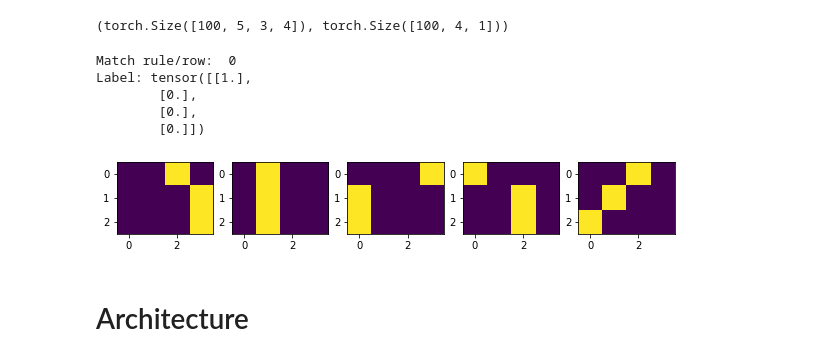
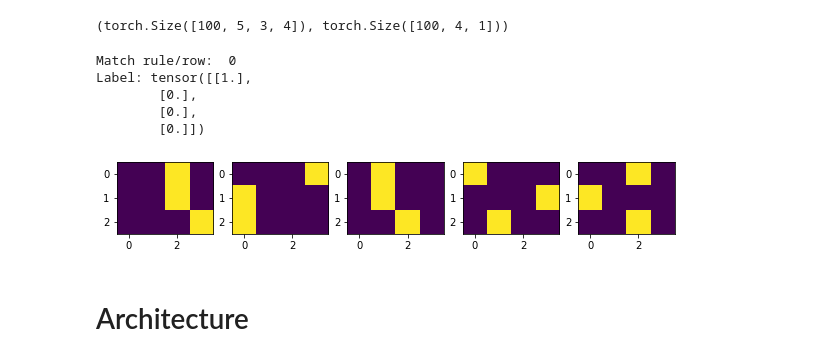
Before and after one commit to molaru95/cardsort, a Jupyter notebook: Data_Pre_Processing_MO.ipynb, the cells around one changed output. Saved outputs shown, nothing was run; the diff lists cells and outputs as text; code cells hidden in the pictures.

```diff
--- a/Data_Pre_Processing_MO.ipynb
+++ b/Data_Pre_Processing_MO.ipynb
@@ -103,0 +104,4 @@ sets_test = sets_shuffle[2][:]
+# %%
+sets_train = sets[train_indx_start:(valid_indx_start)]
+sets_valid = sets[valid_indx_start:(test_indx_start)]
+sets_test = sets[test_indx_start:len(sets)]
@@ -104 +114,4 @@ sets_test = sets_shuffle[2][:]
+# %%
+#Set the row/feature to match reference-probe
+MATCH_FEATURE = 0
 # %%
@@ -113,28 +125,37 @@ train_probe = sets_train[:,-1,:,:]
 # %%
+#Generate label from each reference-probe set
+train_reference = sets_train[:,0:4,:,:]
+train_probe = sets_train[:,-1,:,:]
+
 train_label = np.zeros((len(train_probe),4,1))
 
 #Sanity Check:
-# 1. each card has a match and
+# 1. each set contains a match
 # 2. each match is expected card
-## Create function to output labels for train, valid & test sets
-for i in range(len(train_probe)):
-  label = np.zeros((4, 1))
+
+## Note - Could make function to output labels for train, valid & test sets
+QC = 'pass'
+for i in range(train_probe.shape[0]):
+  label = np.zeros((4, 1)) #instantiate one-hot label
   match_exists = False
   match_card = False
   for ii in range(4):
-    if sum(train_reference[i][ii][match_feature] == train_probe[i][match_feature]) == 4:
-        #print(i)
-        #print(ii)
-        label[ii] = 1
-        train_label[i] = label
-        #print(train_label)
+    if sum(train_reference[i][ii][MATCH_FEATURE] ==
+           train_probe[i][MATCH_FEATURE]) == 4:
+        label[ii] = 1 #one-hot encoding of matched row
+        train_label[i] = label #append label vector
         match_exists = True
+    #Error if matches not generated as expected
     if (label == train_label_man).all:
         match_card = True
     elif ii == 3 & match_exists == False:
         print("error, no match for index: ", i)
+        QC = 'fail'
     elif ii == 3 & match_card == False:
-        print("error, card match is not expected row for: ", i)
+        print("error, card match is not expected row for index: ", i)
+        QC = 'fail'
+  if i == train_probe.shape[0]-1:
+    print("Matching QC:", QC)
 # %%
 # Add labels to each dataset
 
@@ -185,23 +206,23 @@ batch.shape, classes.shape
 # %% [output]
 (torch.Size([100, 5, 3, 4]), torch.Size([100, 4, 1]))
 # %%
-example = 25
-print('Match rule/row: ', match_feature) #display matching rule
+example = 10
+print('Match rule/row: ', MATCH_FEATURE) #display matching rule
 print('Label:', classes[example]) # display the digit label
 
 #Plot the image
 f, ax = plt.subplots(nrows=1, ncols=5, figsize=[10,10])
 for i in range(0,np.squeeze(batch)[example].shape[0]):
     ax.flatten()[i].imshow(np.squeeze(batch)[example][i])
 
 plt.show()
 # %% [output]
 Match rule/row:  0
 Label: tensor([[1.],
         [0.],
         [0.],
         [0.]])
-[figure, old version]
+[figure, new version]
 # %% [markdown]
 # Architecture
 # %%
```
Also changed, not shown: parts of 12 cells of this notebook.
